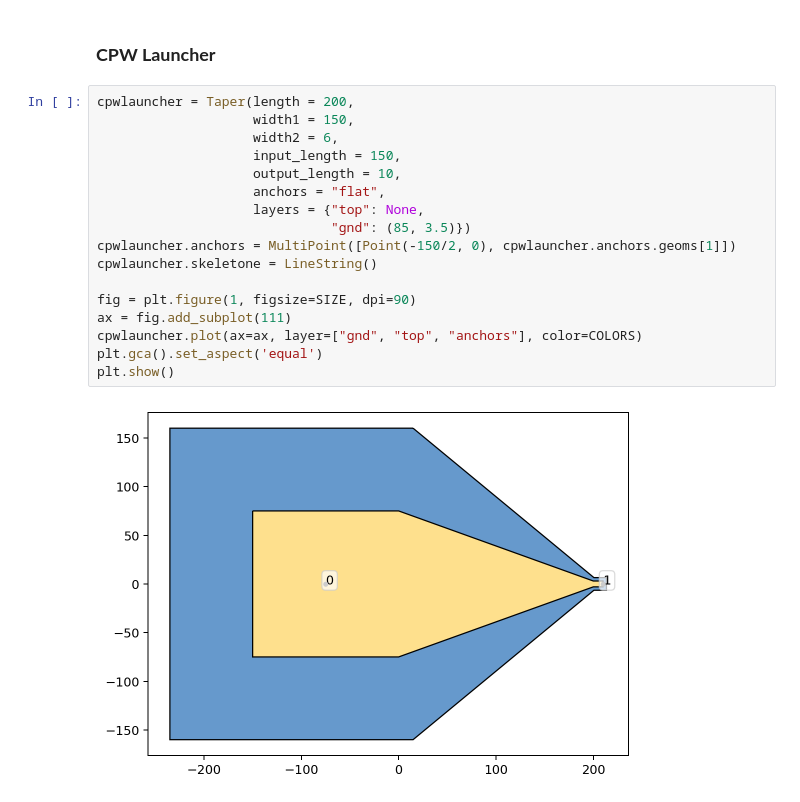
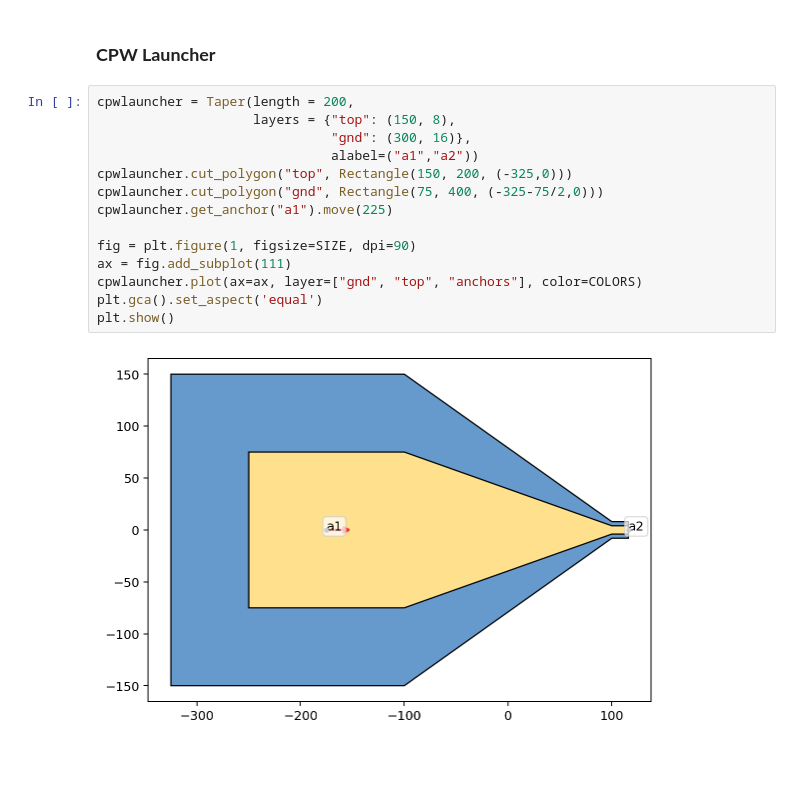
Before and after one commit to eeroqlab/zeroheliumkit, a Jupyter notebook: examples/basic_geometries.ipynb, the cells around one changed output. Drawn from its saved outputs; the diff is of its cells as text; blank space fills up the shorter version.

```diff
--- a/examples/basic_geometries.ipynb
+++ b/examples/basic_geometries.ipynb
@@ -252,20 +183,17 @@ plt.show()
 ### **CPW Launcher**
 # %%
 cpwlauncher = Taper(length = 200,
-                    width1 = 150,
-                    width2 = 6,
-                    input_length = 150,
-                    output_length = 10,
-                    anchors = "flat",
-                    layers = {"top": None,
-                              "gnd": (85, 3.5)})
-cpwlauncher.anchors = MultiPoint([Point(-150/2, 0), cpwlauncher.anchors.geoms[1]])
-cpwlauncher.skeletone = LineString()
+                    layers = {"top": (150, 8),
+                              "gnd": (300, 16)},
+                              alabel=("a1","a2"))
+cpwlauncher.cut_polygon("top", Rectangle(150, 200, (-325,0)))
+cpwlauncher.cut_polygon("gnd", Rectangle(75, 400, (-325-75/2,0)))
+cpwlauncher.get_anchor("a1").move(225)
 
 fig = plt.figure(1, figsize=SIZE, dpi=90)
 ax = fig.add_subplot(111)
 cpwlauncher.plot(ax=ax, layer=["gnd", "top", "anchors"], color=COLORS)
 plt.gca().set_aspect('equal')
 plt.show()
 # %% [output]
-[figure, old version]
+[figure, new version]
```
Also changed, not shown: parts of 16 cells of this notebook, 6 other files.
